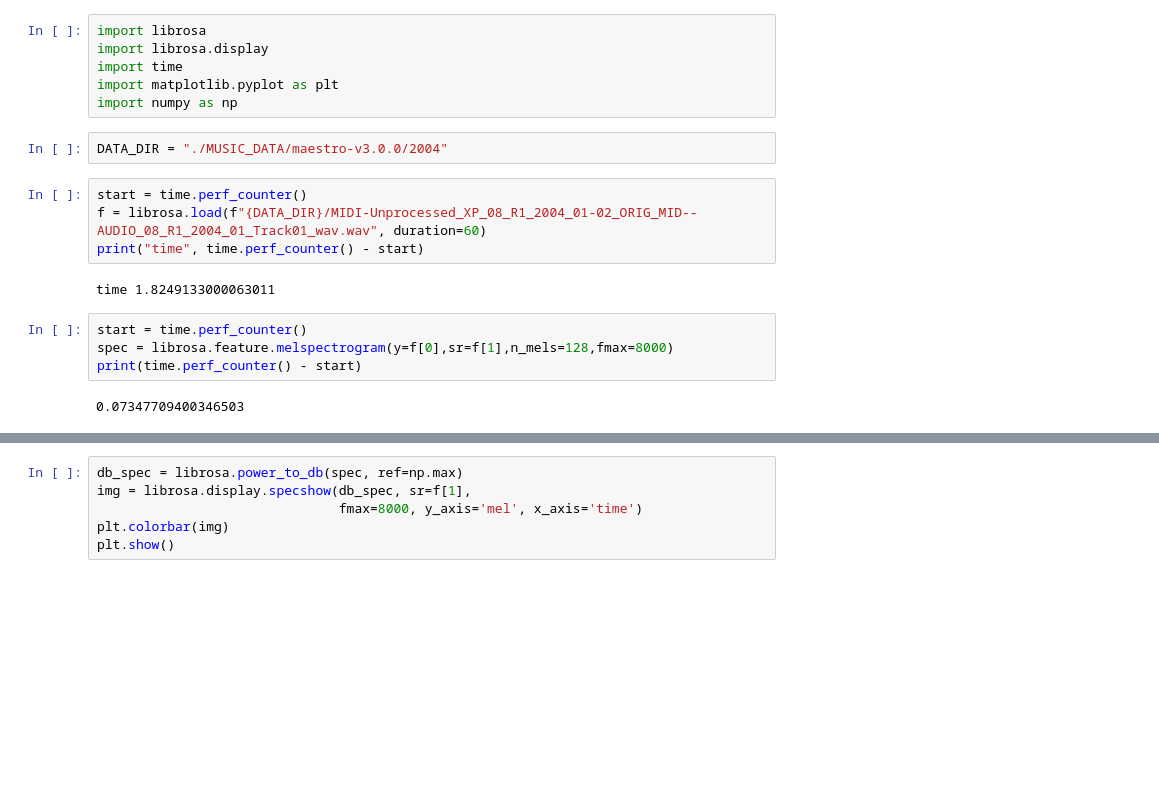
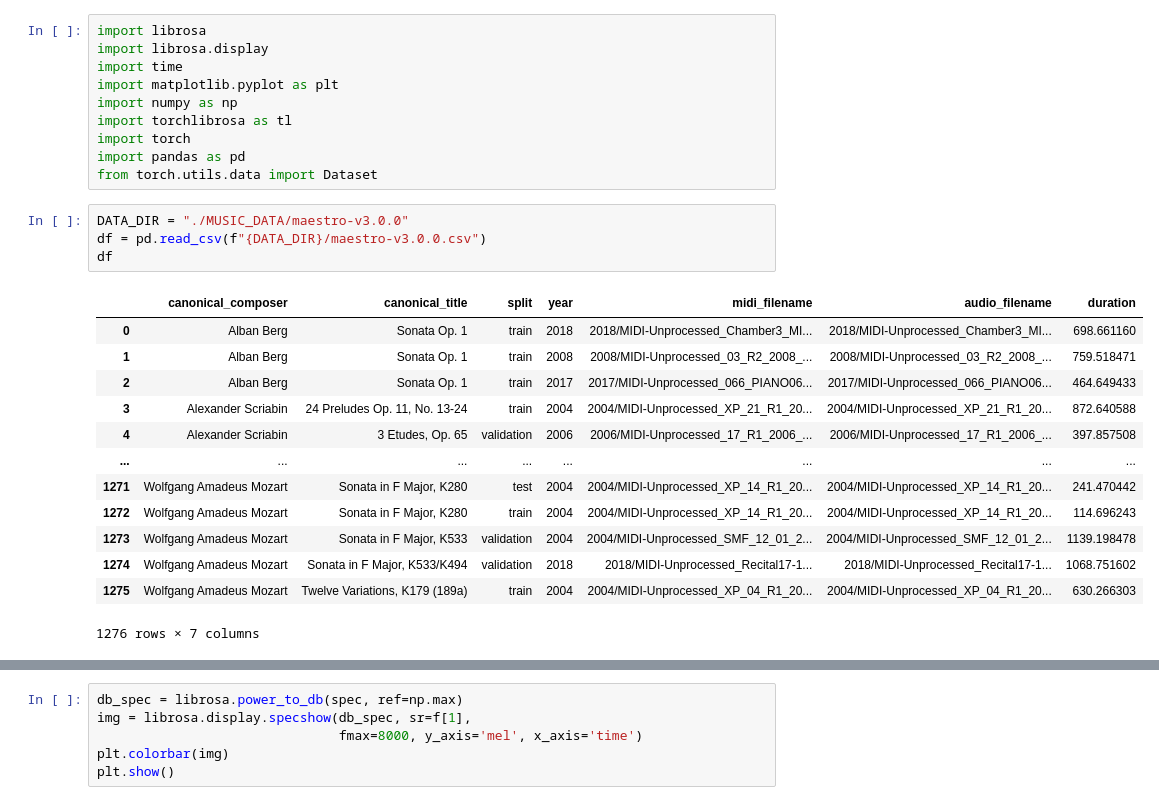
Before and after one commit to JacksonKaunismaa/neural-music, a Jupyter notebook: testing.ipynb, the cells around one changed output, grey strips where cells are left out. Cells and saved outputs as stored; diff of their text form; blank space fills up the shorter version.

Commit message:
added torchlibrosa, began setup of dataloaders

```diff
--- a/testing.ipynb
+++ b/testing.ipynb
@@ -4,17 +4,25 @@ import librosa.display
 import time
 import matplotlib.pyplot as plt
 import numpy as np
+import torchlibrosa as tl
+import torch
+import pandas as pd
+from torch.utils.data import Dataset
 # %%
-DATA_DIR = "./MUSIC_DATA/maestro-v3.0.0/2004"
+DATA_DIR = "./MUSIC_DATA/maestro-v3.0.0"
+df = pd.read_csv(f"{DATA_DIR}/maestro-v3.0.0.csv")
+df
+# %% [output]
+|  | canonical_composer | canonical_title | split | year | midi_filename | audio_filename | duration |
+| 0 | Alban Berg | Sonata Op. 1 | train | 2018 | 2018/MIDI-Unprocessed_Chamber3_MI... | 2018/MIDI-Unprocessed_Chamber3_MI... | 698.661160 |
+| 1 | Alban Berg | Sonata Op. 1 | train | 2008 | 2008/MIDI-Unprocessed_03_R2_2008_... | 2008/MIDI-Unprocessed_03_R2_2008_... | 759.518471 |
+| 2 | Alban Berg | Sonata Op. 1 | train | 2017 | 2017/MIDI-Unprocessed_066_PIANO06... | 2017/MIDI-Unprocessed_066_PIANO06... | 464.649433 |
+| 3 | Alexander Scriabin | 24 Preludes Op. 11, No. 13-24 | train | 2004 | 2004/MIDI-Unprocessed_XP_21_R1_20... | 2004/MIDI-Unprocessed_XP_21_R1_20... | 872.640588 |
+| 4 | Alexander Scriabin | 3 Etudes, Op. 65 | validation | 2006 | 2006/MIDI-Unprocessed_17_R1_2006_... | 2006/MIDI-Unprocessed_17_R1_2006_... | 397.857508 |
+| ... | ... | ... | ... | ... | ... | ... | ... |
+| 1271 | Wolfgang Amadeus Mozart | Sonata in F Major, K280 | test | 2004 | 2004/MIDI-Unprocessed_XP_14_R1_20... | 2004/MIDI-Unprocessed_XP_14_R1_20... | 241.470442 |
+| 1272 | Wolfgang Amadeus Mozart | Sonata in F Major, K280 | train | 2004 | 2004/MIDI-Unprocessed_XP_14_R1_20... | 2004/MIDI-Unprocessed_XP_14_R1_20... | 114.696243 |
+| 1273 | Wolfgang Amadeus Mozart | Sonata in F Major, K533 | validation | 2004 | 2004/MIDI-Unprocessed_SMF_12_01_2... | 2004/MIDI-Unprocessed_SMF_12_01_2... | 1139.198478 |
+| 1274 | Wolfgang Amadeus Mozart | Sonata in F Major, K533/K494 | validation | 2018 | 2018/MIDI-Unprocessed_Recital17-1... | 2018/MIDI-Unprocessed_Recital17-1... | 1068.751602 |
+| 1275 | Wolfgang Amadeus Mozart | Twelve Variations, K179 (189a) | train | 2004 | 2004/MIDI-Unprocessed_XP_04_R1_20... | 2004/MIDI-Unprocessed_XP_04_R1_20... | 630.266303 |
+1276 rows × 7 columns
-# %%
-start = time.perf_counter()
-f = librosa.load(f"{DATA_DIR}/MIDI-Unprocessed_XP_08_R1_2004_01-02_ORIG_MID--AUDIO_08_R1_2004_01_Track01_wav.wav", duration=60)
-print("time", time.perf_counter() - start)
-# %% [output]
-time 1.8249133000063011
-# %%
-start = time.perf_counter()
-spec = librosa.feature.melspectrogram(y=f[0],sr=f[1],n_mels=128,fmax=8000)
-print(time.perf_counter() - start)
-# %% [output]
-0.07347709400346503
```
Also changed, not shown: parts of 8 cells of this notebook, 1 other file.
